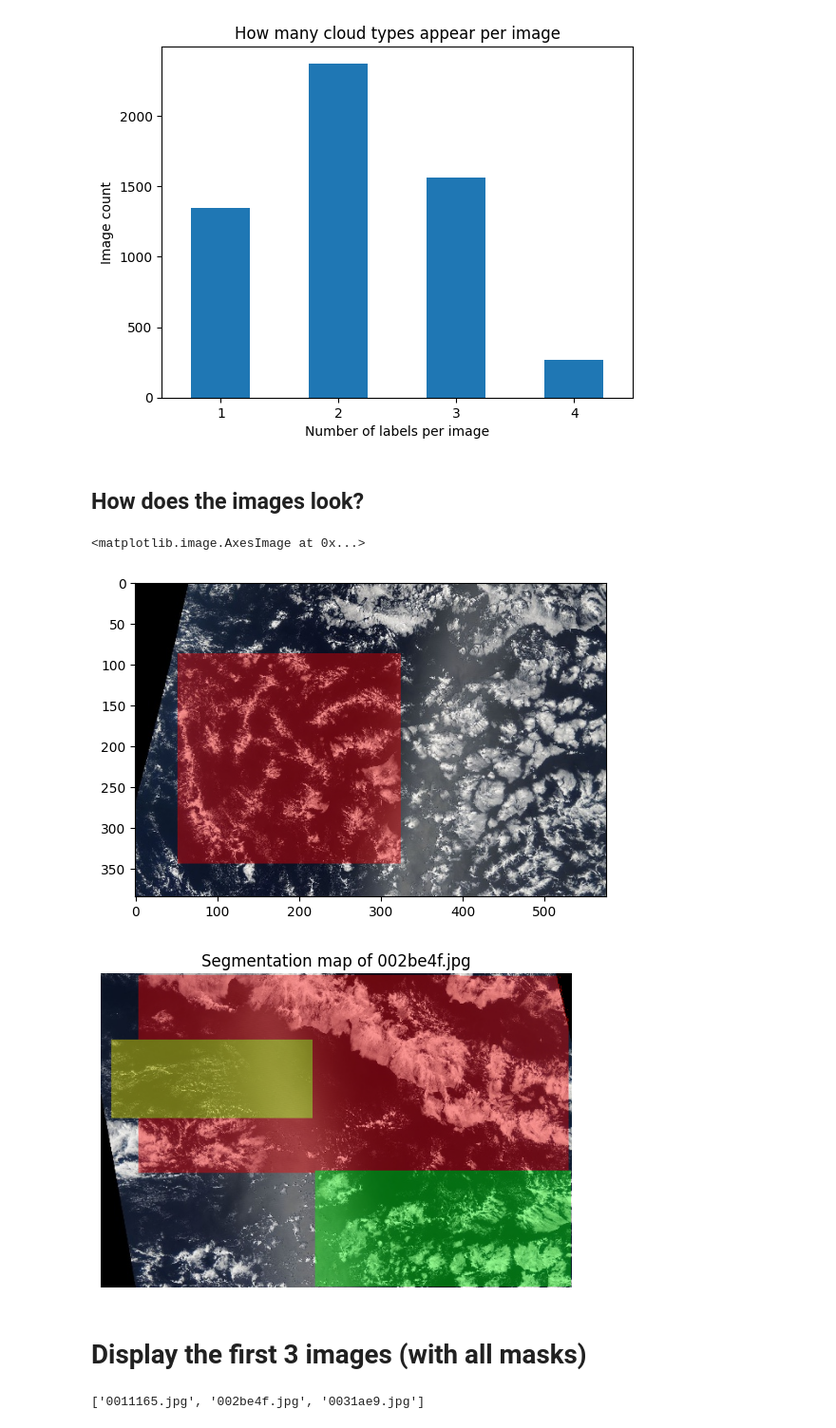
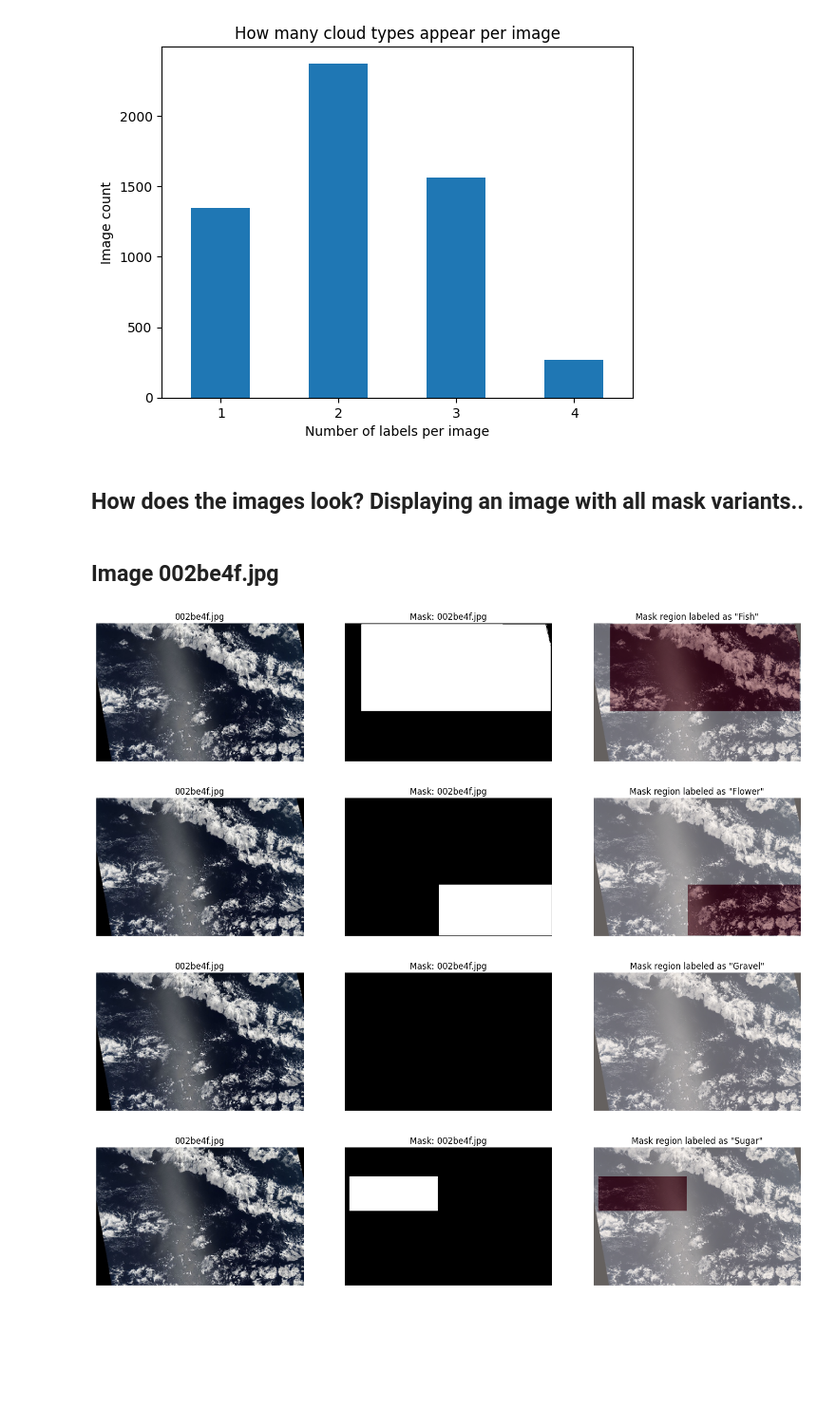
Before and after one commit to YOHANCOHENCODES/jun26_bcds_cloud_segmentation, a Jupyter notebook: notebooks/1.1-group-data-exploration.ipynb, the cells around one changed output. Shown at 95% size. Cells and saved outputs as stored; diff of their text form; code cells hidden in the pictures; blank space fills up the shorter version.

Commit message:
Added multiple mask display

```diff
--- a/notebooks/1.1-group-data-exploration.ipynb
+++ b/notebooks/1.1-group-data-exploration.ipynb
@@ -159,4 +159,4 @@ plt.show()
 # %% [output]
 [figure]
 # %% [markdown]
-## How does the images look?
+## How does the images look? Displaying an image with all mask variants..
@@ -166,42 +163,20 @@ from src.visualization.visualize import display_masked_image
-# %%
-from src.visualization.visualize import draw_mask_on_image
-
-image_masks = ImageMasks(df, 0, TRAIN_PATH)
-result = draw_mask_on_image(image_masks.get_fish_mask(), color=(255, 0, 0), alpha=0.4)
-plt.imshow(result)
-# %% [output]
-<matplotlib.image.AxesImage at 0x...>
-[figure, removed]
-# %%
-from src.visualization.visualize import draw_segmap_on_image
-
-# Load all 4 label-masks (fish, flower, gravel, sugar) of one image
-masks = ImageMasks(df, image_id=4, image_path=TRAIN_PATH)
-
-# `ImageMasks` builds the combined segmentation map itself, the colors default
-# to `LABEL_COLORS`.
-# NOTE: Where masks overlap only the label with the highest class id is shown.
-result = draw_segmap_on_image(masks, alpha=0.4)
-
-plt.imshow(result)
-plt.axis('off')
-plt.title(f'Segmentation map of {masks.get_name()}')
-plt.show()
-# %% [output]
-[figure, removed]
-# %% [markdown]
-# Display the first 3 images (with all masks)
 # %%
 from IPython.display import Markdown, display
 
-# How to get a list of the *distinct* images in df['Image'] from Pandas?
-#
-all_image_names = df['Image'].unique().tolist()
+from src.data.image_masks import ImageMasks
+from src.visualization.image_display import display_masked_image
 
-for i in range(3):
-    image_masks = ImageMasks(df, i, TRAIN_PATH)
+# At the moment we want just to display the image with id=4
+image_ids = [4]
+
+for image_id in image_ids:
+    image_masks = ImageMasks(df, image_id, TRAIN_PATH)
     display(Markdown(f'## Image {image_masks.get_name()}'))
     for image_mask in image_masks.get_all_masks():
         display_masked_image(image_mask)
 # %% [output]
-['0011165.jpg', '002be4f.jpg', '0031ae9.jpg']
+## Image 002be4f.jpg
+[figure, added]
+[figure, added]
+[figure, added]
+[figure, added]
```
Also changed, not shown: parts of 5 cells of this notebook, 2 other files.
